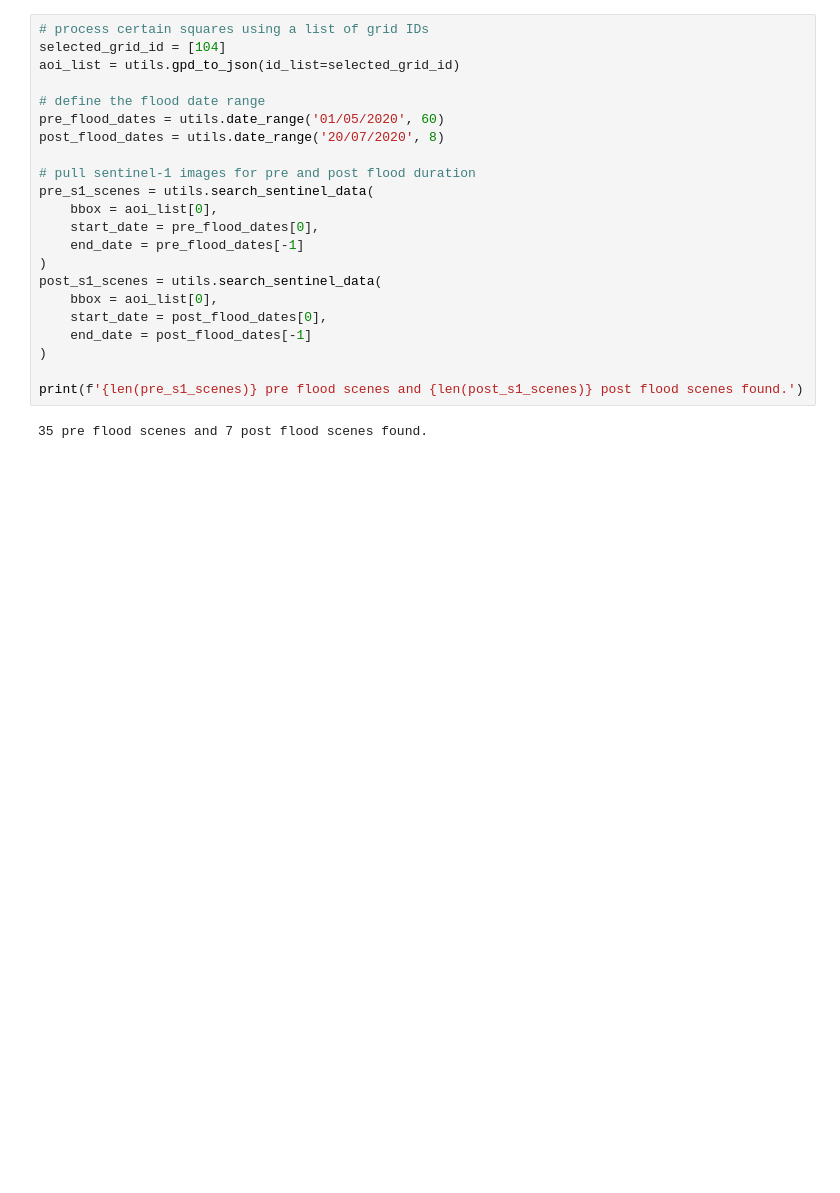
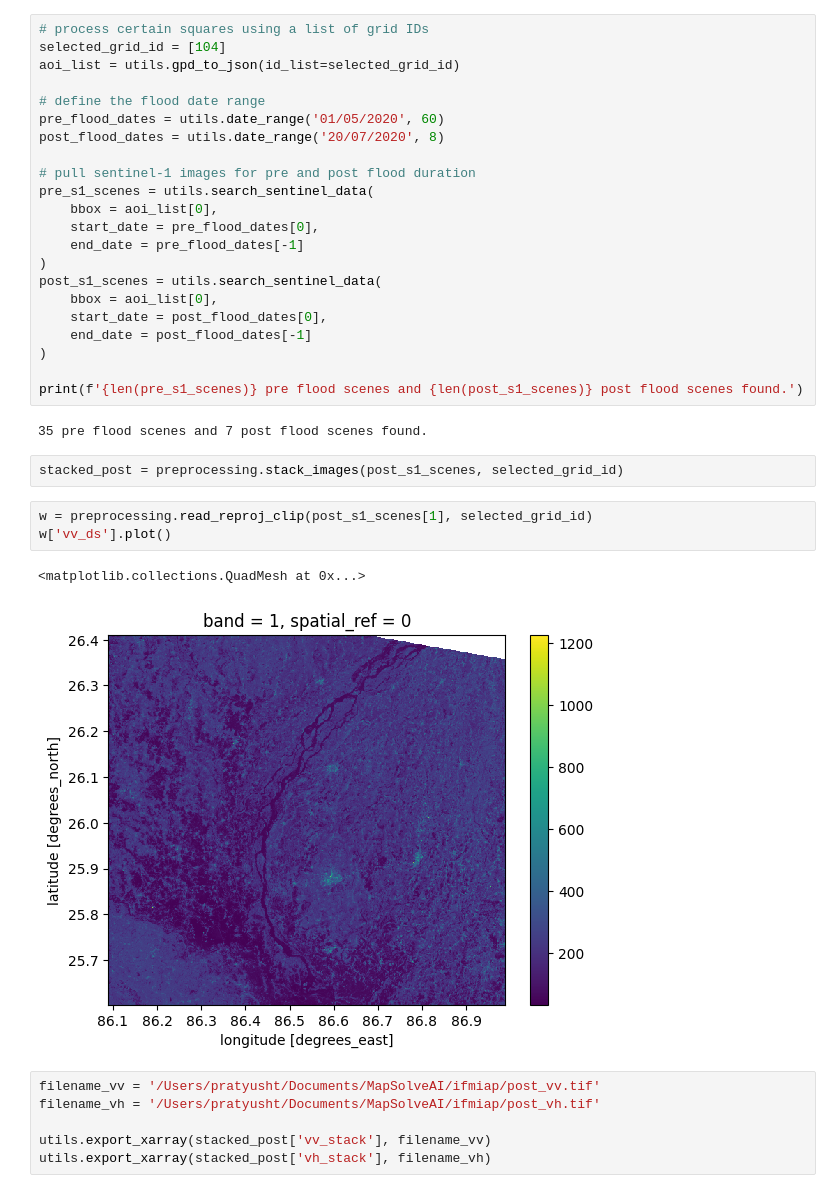
Before and after one commit to PratyushTripathy/AutoFloods, a Jupyter notebook: 230816_IFMIAP_V2.ipynb, the cells around one changed output. Drawn from its saved outputs; the diff is of its cells as text; blank space fills up the shorter version.

```diff
--- a/230816_IFMIAP_V2.ipynb
+++ b/230816_IFMIAP_V2.ipynb
@@ -29,3 +30,17 @@ post_s1_scenes = utils.search_sentinel_data(
 print(f'{len(pre_s1_scenes)} pre flood scenes and {len(post_s1_scenes)} post flood scenes found.')
 # %% [output]
 35 pre flood scenes and 7 post flood scenes found.
+# %%
+stacked_post = preprocessing.stack_images(post_s1_scenes, selected_grid_id)
+# %%
+w = preprocessing.read_reproj_clip(post_s1_scenes[1], selected_grid_id)
+w['vv_ds'].plot()
+# %% [output]
+<matplotlib.collections.QuadMesh at 0x...>
+[figure, added]
+# %%
+filename_vv = '/Users/pratyusht/Documents/MapSolveAI/ifmiap/post_vv.tif'
+filename_vh = '/Users/pratyusht/Documents/MapSolveAI/ifmiap/post_vh.tif'
+
+utils.export_xarray(stacked_post['vv_stack'], filename_vv)
+utils.export_xarray(stacked_post['vh_stack'], filename_vh)
```
Also changed, not shown: parts of 1 cell of this notebook, 8 other files.
